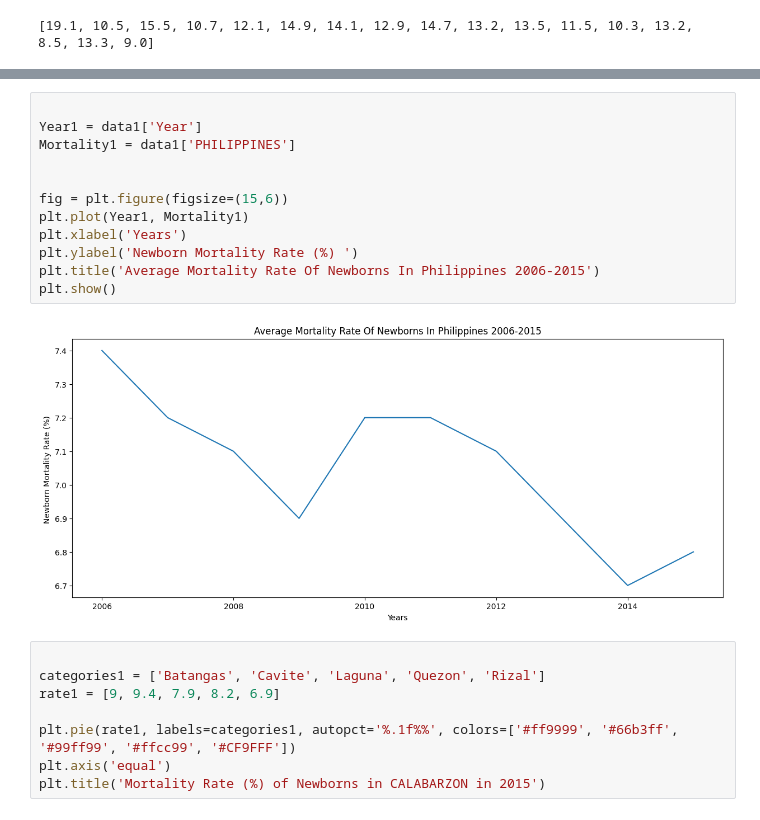
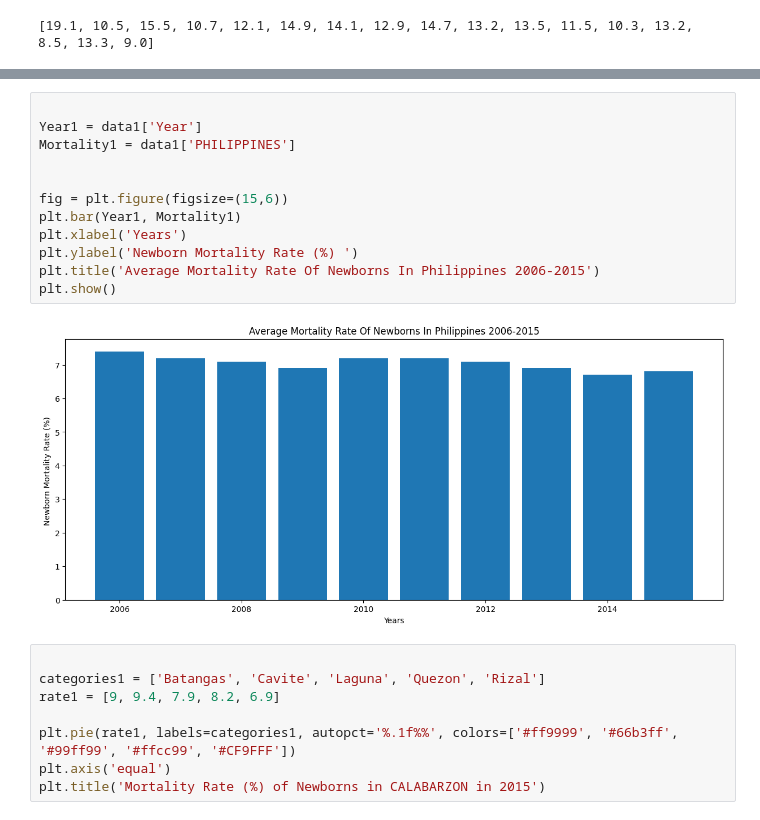
Before and after one commit to Glennarcega/IT-BA-3203-PROJECT, a Jupyter notebook: Social_Factor_of_death.ipynb, the cells around one changed output, grey strips where cells are left out. Drawn from its saved outputs; the diff is of its cells as text.

```diff
--- a/Social_Factor_of_death.ipynb
+++ b/Social_Factor_of_death.ipynb
@@ -280,17 +280,17 @@ plt.show()
 # %%
 
 Year1 = data1['Year']
 Mortality1 = data1['PHILIPPINES']
 
 
 fig = plt.figure(figsize=(15,6))
-plt.plot(Year1, Mortality1)
+plt.bar(Year1, Mortality1)
 plt.xlabel('Years')
 plt.ylabel('Newborn Mortality Rate (%) ')
 plt.title('Average Mortality Rate Of Newborns In Philippines 2006-2015')
 plt.show()
 # %% [output]
-[figure, old version]
+[figure, new version]
 # %%
 
 categories1 = ['Batangas', 'Cavite', 'Laguna', 'Quezon', 'Rizal']
```
Also changed, not shown: parts of 6 cells of this notebook.
